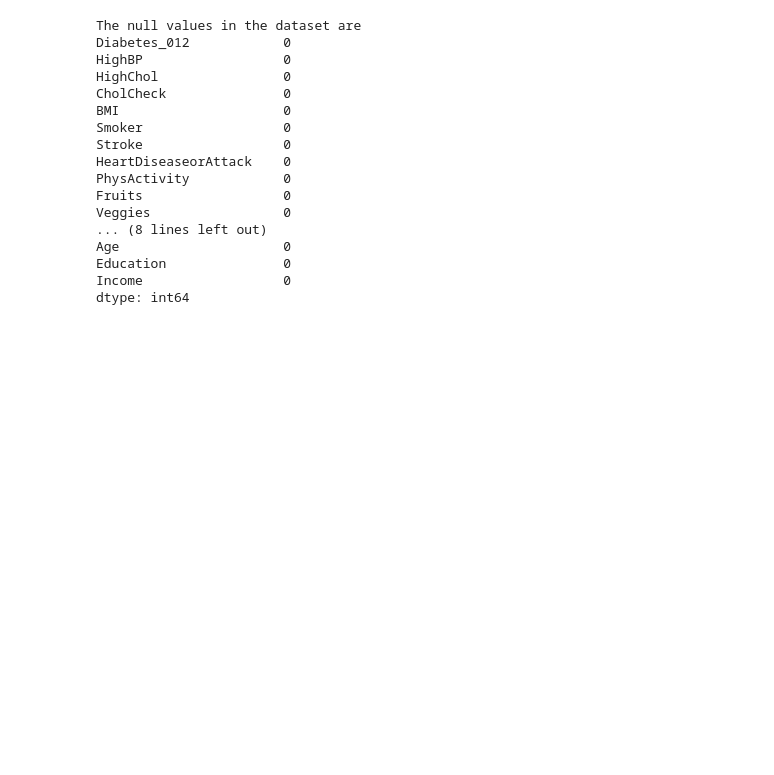
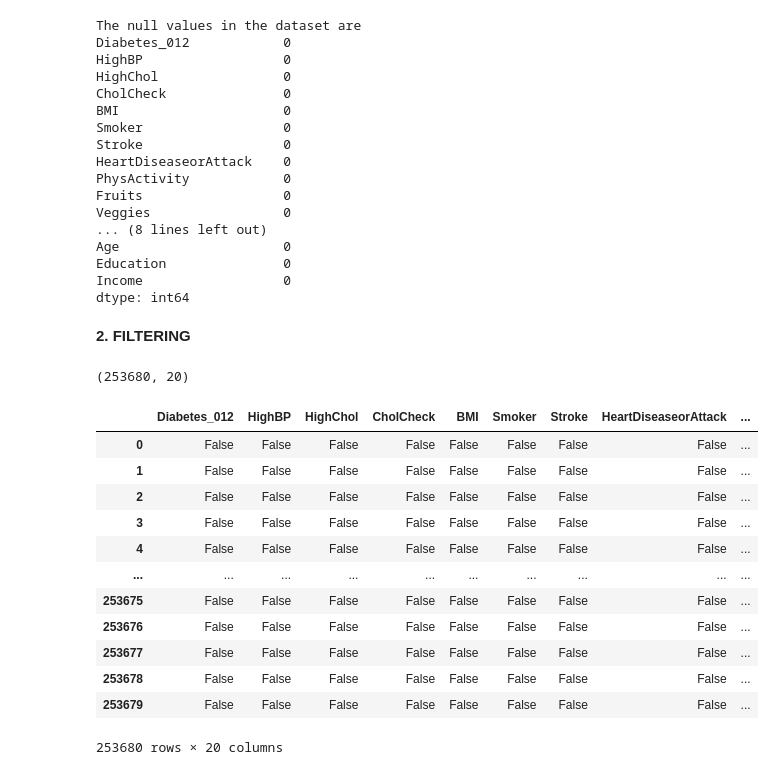
Before and after one commit to akhilnazim0/Data-Science-Project, a Jupyter notebook: Data_Science_Project_.ipynb, the cells around one changed output. Saved outputs shown, nothing was run; the diff lists cells and outputs as text; code cells hidden in the pictures; blank space fills up the shorter version.

Commit message:
Created using Colab (filtering)

```diff
--- a/Data_Science_Project_.ipynb
+++ b/Data_Science_Project_.ipynb
@@ -103,3 +104,28 @@ Age                     0
 Education               0
 Income                  0
 dtype: int64
+# %% [markdown]
+**2. FILTERING**
+# %%
+#Delete/Remove unwanted columns or not usefull to the model
+df_f = df.drop(['Income','Education'],axis=1, )
+df_f.shape
+# %% [output]
+(253680, 20)
+# %%
+#finding missing value
+df_f.isnull()
+# %% [output]
+|  | Diabetes_012 | HighBP | HighChol | CholCheck | BMI | Smoker | Stroke | HeartDiseaseorAttack | ... |
+| 0 | False | False | False | False | False | False | False | False | ... |
+| 1 | False | False | False | False | False | False | False | False | ... |
+| 2 | False | False | False | False | False | False | False | False | ... |
+| 3 | False | False | False | False | False | False | False | False | ... |
+| 4 | False | False | False | False | False | False | False | False | ... |
+| ... | ... | ... | ... | ... | ... | ... | ... | ... | ... |
+| 253675 | False | False | False | False | False | False | False | False | ... |
+| 253676 | False | False | False | False | False | False | False | False | ... |
+| 253677 | False | False | False | False | False | False | False | False | ... |
+| 253678 | False | False | False | False | False | False | False | False | ... |
+| 253679 | False | False | False | False | False | False | False | False | ... |
+253680 rows × 20 columns
```
Also changed, not shown: parts of 9 cells of this notebook.
